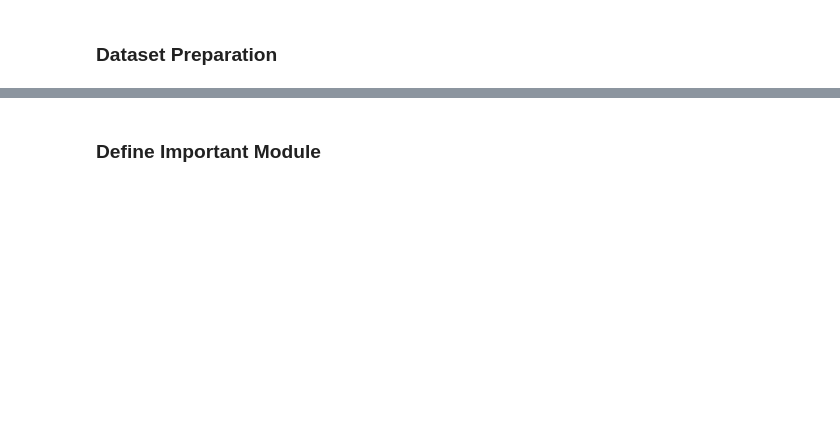
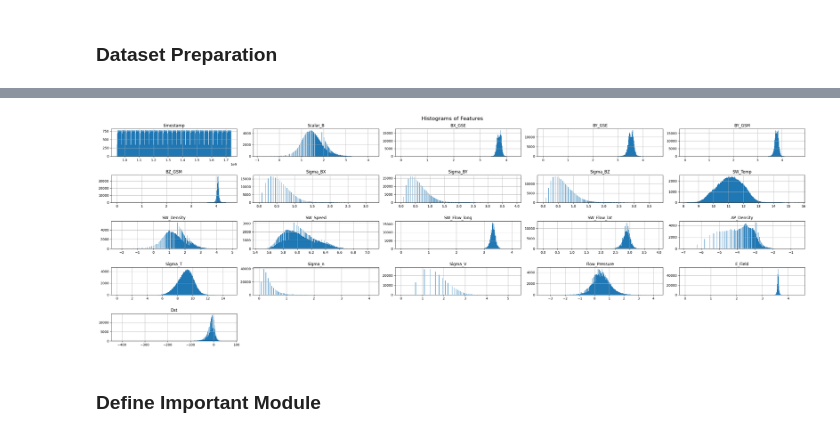
Before and after one commit to FalightSK/SpaceScienceXAI, a Jupyter notebook: experiment.ipynb, the cells around one changed output, grey strips where cells are left out. Saved outputs shown, nothing was run; the diff lists cells and outputs as text; code cells hidden in the pictures; blank space fills up the shorter version.

```diff
--- a/experiment.ipynb
+++ b/experiment.ipynb
@@ -22,0 +35,29 @@ df.head()
+# %%
+cols_to_log_transform = list(df.columns)
+cols_to_not_do = ["timestamp", "Dst"]
+for name in cols_to_not_do:
+    cols_to_log_transform.remove(name)
+
+df_log = df.copy()  # Work on a *copy* of the DataFrame
+
+for col in cols_to_log_transform:
+    if col in df_log.columns:
+        # Handle zeros/negatives and apply log1p.  MUCH more robust.
+        min_val = df_log[col].min()
+        if min_val <= 0:  # Check if non-positive values exist
+            # print(f"Column '{col}' has non-positive values. Applying log1p after shifting.")
+            shift_value = abs(min_val) + 1e-6  # Add a *small* constant to avoid log(0)
+            df_log[col] = np.log1p(df_log[col] + shift_value)  # Use log1p
+        else:
+            # print(f"Column '{col}' has only positive values. Applying log directly.")
+            df_log[col] = np.log(df_log[col])  # Regular log (if all positive)
+
+
+df_log.hist(figsize=(30, 10), bins=300)  # Added bins=20 for finer granularity
+plt.suptitle("Histograms of Features", fontsize=16)
+plt.tight_layout()
+plt.show()
+
+df_log.to_csv(r"./dataset/dataset_log.csv", index=False)
+# %% [output]
+[figure, added]
```
Also changed, not shown: parts of 17 cells of this notebook, 16 other files.
